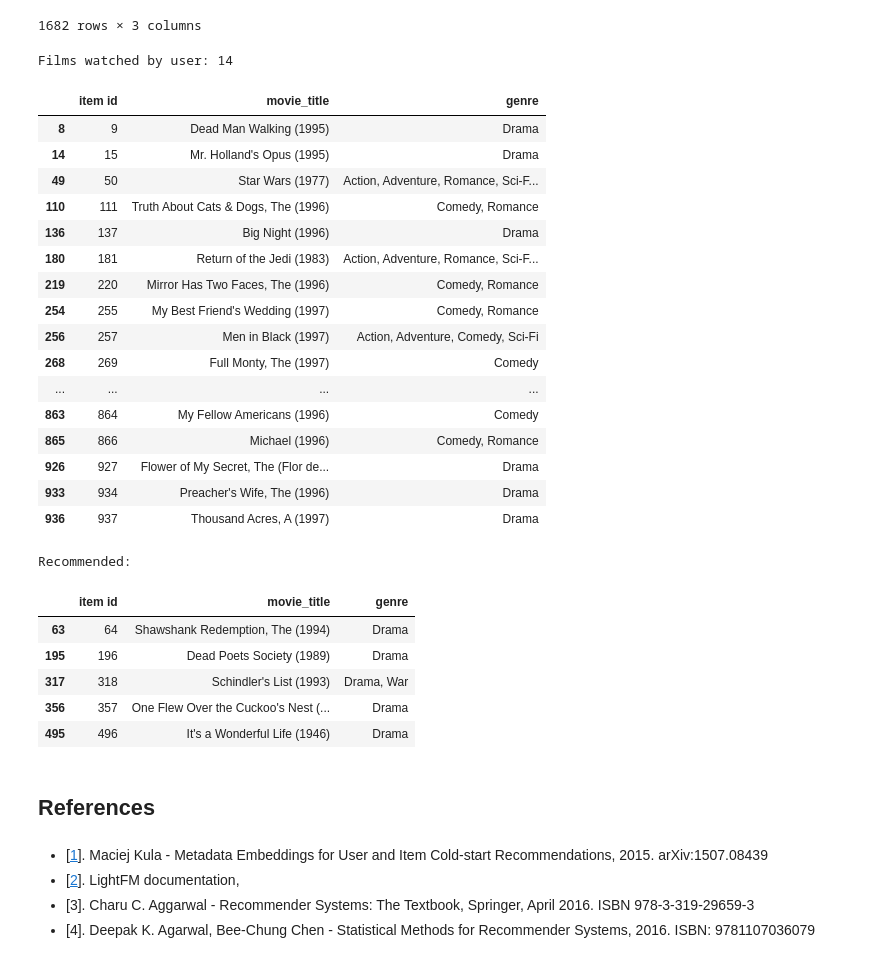
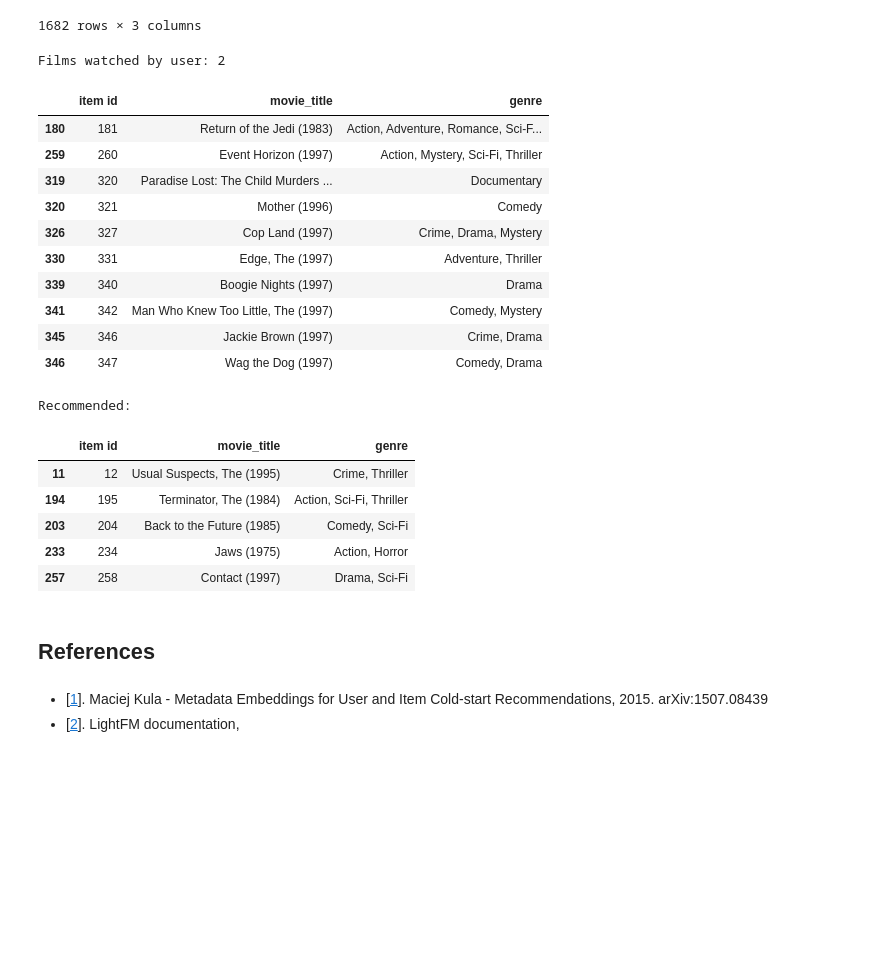
Before and after one commit to thehir0/Movie-Recommender-System, a Jupyter notebook: notebooks/lightfm_hybrid.ipynb, the cells around one changed output. Drawn from its saved outputs; the diff is of its cells as text; code cells hidden in the pictures; blank space fills up the shorter version.

```diff
--- a/notebooks/lightfm_hybrid.ipynb
+++ b/notebooks/lightfm_hybrid.ipynb
@@ -115,6 +85,6 @@ LightFM version: 1.17
 # %%
 # default number of recommendations
-K = 20
+K = 10
 # percentage of data used for testing
 TEST_PERCENTAGE = 0.2
 # model learning rate
@@ -122,13 +92,15 @@ LEARNING_RATE = 0.01
 # no of latent factors
 NO_COMPONENTS = 200
 # no of epochs to fit model
-NO_EPOCHS = 100
+NO_EPOCHS = 200
 # no of threads to fit model
-NO_THREADS = 16
+NO_THREADS = 32
+
 # regularisation for both user and item features
 ITEM_ALPHA = 1e-6
 USER_ALPHA = 1e-6
 
+checkpoint = 'lightFM_hybrid'
 # seed for pseudonumber generations
 SEED = 42
 # %% [markdown]
@@ -253,10 +225,4 @@ print(f"Shape of test interactions: {test_interactions.shape}")
 # %% [output]
 Shape of train interactions: (942, 1447)
 Shape of test interactions: (942, 1447)
-# %%
-def calculate_metrics(model, interactions, item_features, user_features, k):
-    precision = precision_at_k(model, interactions, item_features=item_features, user_features=user_features, k=k).mean()
-    recall = recall_at_k(model, interactions, item_features=item_features, user_features=user_features, k=k).mean()
-    auc = auc_score(model, interactions, item_features=item_features, user_features=user_features).mean()
-    return precision, recall, auc
 # %% [markdown]
@@ -273,6 +234,10 @@ model = LightFM(
     learning_rate=LEARNING_RATE,
     random_state=np.random.RandomState(SEED)
 )
+# %%
+def save_model(model):
+    with open(f'../models/{checkpoint}.pickle', 'wb') as fle:
+        pickle.dump(model, fle, protocol=pickle.HIGHEST_PROTOCOL)
 # %% [markdown]
 The LightFM model can be fitted with the following code:
 
@@ -289,6 +254,8 @@ test_history = {
     'Precision': [],
     'Recall': [],
 }
+
+best_score = 0
 
 for epoch in range(NO_EPOCHS):
 
@@ -311,6 +278,9 @@ for epoch in range(NO_EPOCHS):
     test_history['Precision'].append(test_precision)
     test_history['Recall'].append(test_recall)
 
+    if test_auc > best_score:
+        best_score = test_auc
+        save_model(model)
 
     print(f'Epoch {epoch + 1}/{NO_EPOCHS}, Train auc: {train_auc}, Test auc: {test_auc}')
 # %% [output]
@@ -425,59 +381,51 @@ def display_side_by_side(*args):
 # %%
 def sample_recommendation(model, user_ids, k):
     mapper_to_internal_ids = dataset.mapping()[2]
     mapper_to_external_ids = {v: k for k, v in mapper_to_internal_ids.items()}
 
     user_mapper_to_internal = dataset.mapping()[0]
     user_ids = np.vectorize(user_mapper_to_internal.get)(user_ids)
 
     for user_id in user_ids:
         print(f'Films watched by user: {user_id}')
 
         train_item_ids = [iid for uid, iid in zip(train_uids, train_iids) if uid == user_id]
 
         display_side_by_side(film_names[film_names['item id'].isin(np.vectorize(mapper_to_external_ids.get)(train_item_ids))])
 
         scores = model.predict(
             int(user_id),
             list(mapper_to_internal_ids.values()),
             user_features=user_features,
             item_features=item_features
         )
         top_k_indices = np.argsort(-scores)[:k]
         print('Recommended: ')
         display_side_by_side(film_names[film_names['item id'].isin(np.vectorize(mapper_to_external_ids.get)(top_k_indices))])
 
-sample_recommendation(model, [15], k=5)
+sample_recommendation(model, [3], k=5)
 # %% [output]
-Films watched by user: 14
+Films watched by user: 2
 |  | item id | movie_title | genre |
-| 8 | 9 | Dead Man Walking (1995) | Drama |
-| 14 | 15 | Mr. Holland's Opus (1995) | Drama |
-| 49 | 50 | Star Wars (1977) | Action, Adventure, Romance, Sci-F... |
-| 110 | 111 | Truth About Cats & Dogs, The (1996) | Comedy, Romance |
-| 136 | 137 | Big Night (1996) | Drama |
 | 180 | 181 | Return of the Jedi (1983) | Action, Adventure, Romance, Sci-F... |
-| 219 | 220 | Mirror Has Two Faces, The (1996) | Comedy, Romance |
-| 254 | 255 | My Best Friend's Wedding (1997) | Comedy, Romance |
-| 256 | 257 | Men in Black (1997) | Action, Adventure, Comedy, Sci-Fi |
-| 268 | 269 | Full Monty, The (1997) | Comedy |
-| ... | ... | ... | ... |
-| 863 | 864 | My Fellow Americans (1996) | Comedy |
-| 865 | 866 | Michael (1996) | Comedy, Romance |
-| 926 | 927 | Flower of My Secret, The (Flor de... | Drama |
-| 933 | 934 | Preacher's Wife, The (1996) | Drama |
-| 936 | 937 | Thousand Acres, A (1997) | Drama |
+| 259 | 260 | Event Horizon (1997) | Action, Mystery, Sci-Fi, Thriller |
+| 319 | 320 | Paradise Lost: The Child Murders ... | Documentary |
+| 320 | 321 | Mother (1996) | Comedy |
+| 326 | 327 | Cop Land (1997) | Crime, Drama, Mystery |
+| 330 | 331 | Edge, The (1997) | Adventure, Thriller |
+| 339 | 340 | Boogie Nights (1997) | Drama |
+| 341 | 342 | Man Who Knew Too Little, The (1997) | Comedy, Mystery |
+| 345 | 346 | Jackie Brown (1997) | Crime, Drama |
+| 346 | 347 | Wag the Dog (1997) | Comedy, Drama |
 Recommended:
 |  | item id | movie_title | genre |
-| 63 | 64 | Shawshank Redemption, The (1994) | Drama |
-| 195 | 196 | Dead Poets Society (1989) | Drama |
-| 317 | 318 | Schindler's List (1993) | Drama, War |
-| 356 | 357 | One Flew Over the Cuckoo's Nest (... | Drama |
-| 495 | 496 | It's a Wonderful Life (1946) | Drama |
+| 11 | 12 | Usual Suspects, The (1995) | Crime, Thriller |
+| 194 | 195 | Terminator, The (1984) | Action, Sci-Fi, Thriller |
+| 203 | 204 | Back to the Future (1985) | Comedy, Sci-Fi |
+| 233 | 234 | Jaws (1975) | Action, Horror |
+| 257 | 258 | Contact (1997) | Drama, Sci-Fi |
 # %% [markdown]
 ## References
 # %% [markdown]
 - [[1](https://arxiv.org/abs/1507.08439)]. Maciej Kula - Metadata Embeddings for User and Item Cold-start Recommendations, 2015. arXiv:1507.08439
 - [[2](https://making.lyst.com/lightfm/docs/home.html)]. LightFM documentation,
-- [3]. Charu C. Aggarwal - Recommender Systems: The Textbook, Springer, April 2016. ISBN 978-3-319-29659-3
-- [4]. Deepak K. Agarwal, Bee-Chung Chen - Statistical Methods for Recommender Systems, 2016. ISBN: 9781107036079
```
Also changed, not shown: parts of 19 cells of this notebook, 7 other files.
